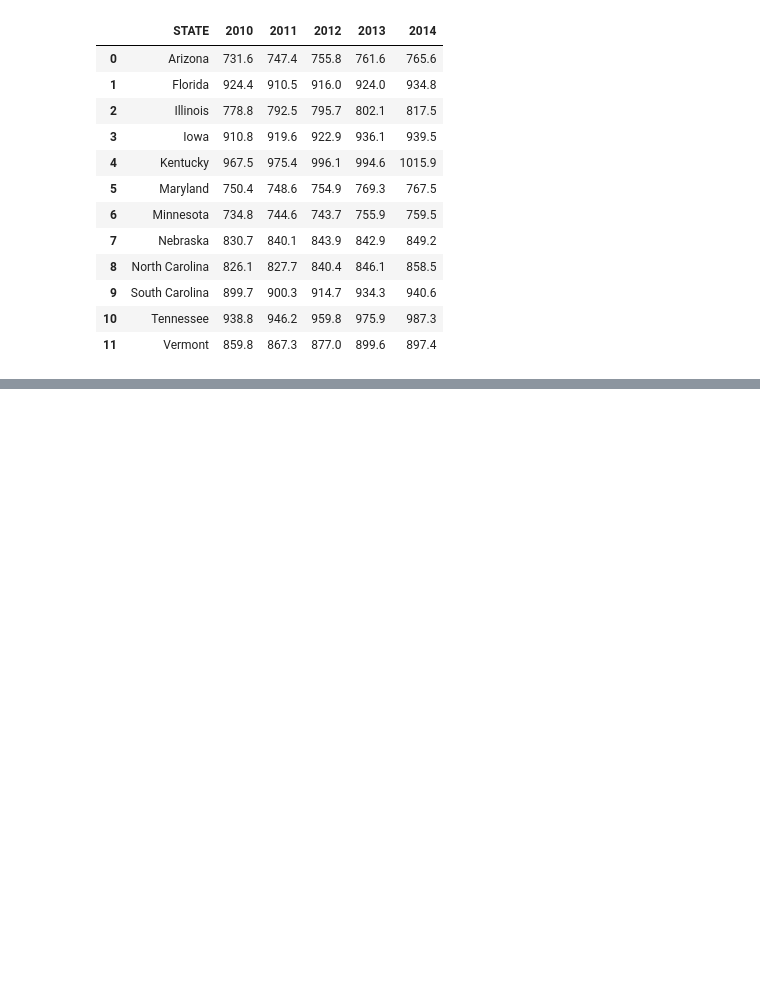
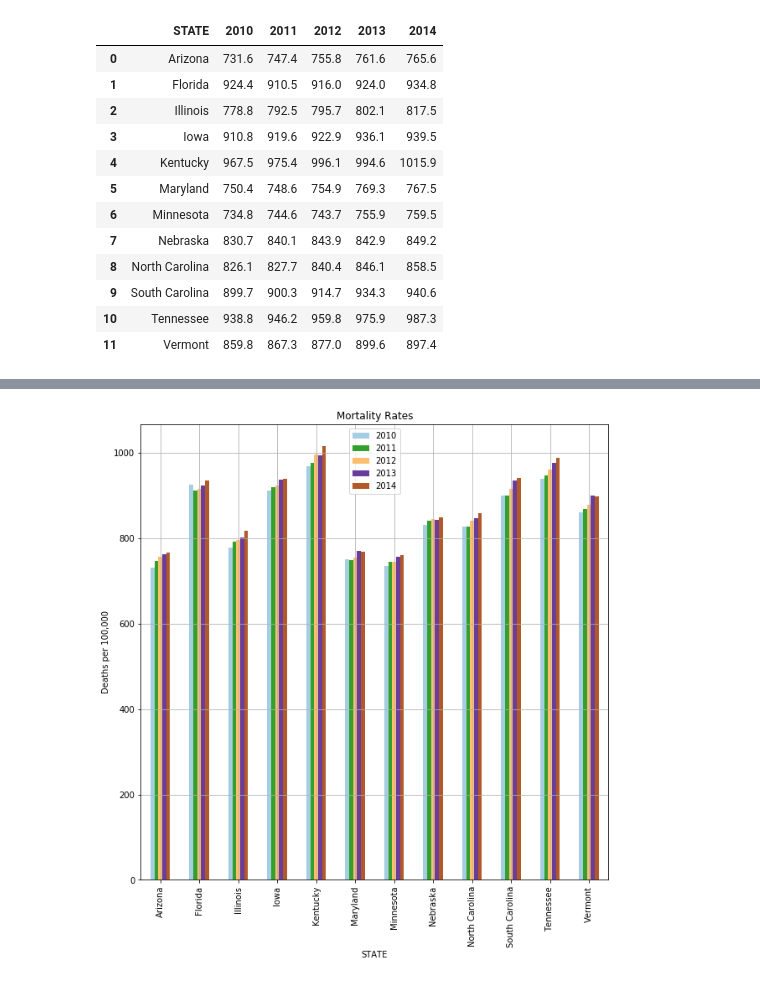
Before and after one commit to TJL30308/DREAM_Project, a Jupyter notebook: Mortality Visuals.ipynb, the cells around one changed output, grey strips where cells are left out. Saved outputs shown, nothing was run; the diff lists cells and outputs as text; code cells hidden in the pictures; blank space fills up the shorter version.

```diff
--- a/Mortality Visuals.ipynb
+++ b/Mortality Visuals.ipynb
@@ -33,0 +41,8 @@ No handles with labels found to put in legend.
+# %%
+ax = mortality_df.plot.bar(figsize=(10,10), colormap = 'Paired')
+ax.set_title('Mortality Rates')
+ax.set_ylabel('Deaths per 100,000')
+plt.legend(loc = 'best')
+ax.grid()
+# %% [output]
+[figure, added]
```
Also changed, not shown: parts of 3 cells of this notebook, 1 other file.
